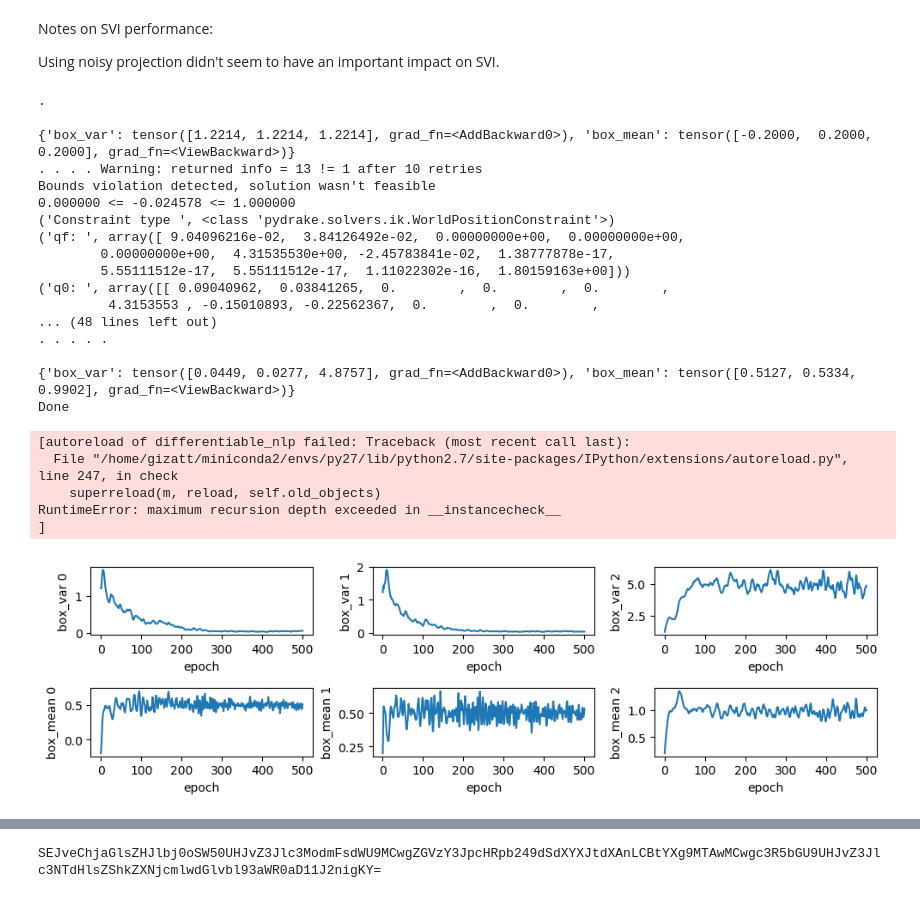
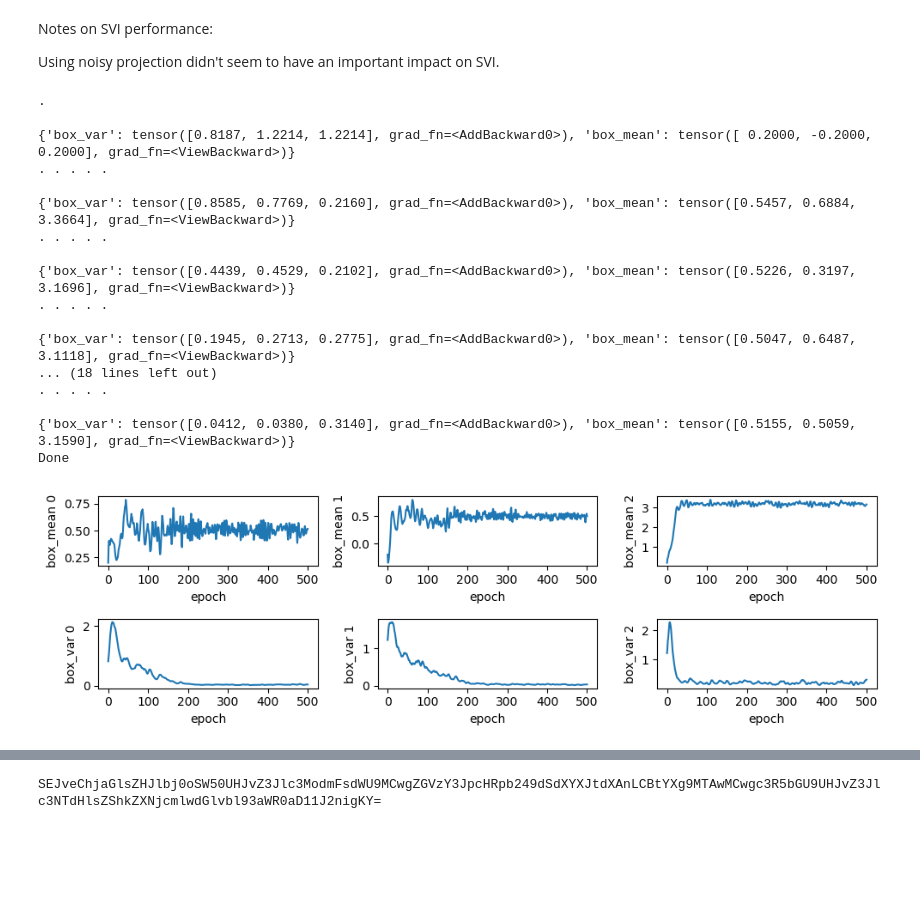
Before and after one commit to gizatt/scene_generation, a Jupyter notebook: 20181213 Differentiable Feasibility Projection Sandbox.ipynb, the cells around one changed output, grey strips where cells are left out. Cells and saved outputs as stored; diff of their text form; code cells hidden in the pictures; blank space fills up the shorter version.

```diff
--- a/20181213 Differentiable Feasibility Projection Sandbox.ipynb
+++ b/20181213 Differentiable Feasibility Projection Sandbox.ipynb
@@ -317,8 +310,12 @@ def model(data = torch.Tensor(0, 12), use_projection=True, subsample_size=None,
 
     # Object placement distribution is shared across objects
     # (maybe switch this to Normal-inverse-Wishart_distribution, if supported?)
-    box_mean = pyro.sample('box_mean', dist.Normal(0.5, 0.1).expand([3]).to_event(1))
-    box_var = pyro.sample('box_var', dist.LogNormal(-2.5, 1.0).expand([3]).to_event(1))
+    # Normal distributions are specified by standard deviation (scale),
+    # but multivariate normals by covariance matrix. :P
+    box_mean = pyro.sample('box_mean', dist.Normal(
+        torch.Tensor([0.5, 0.5, np.pi]), torch.Tensor([0.5, 0.5, np.pi/2.])).to_event(1))
+    box_var = pyro.sample('box_var', dist.LogNormal(
+        torch.Tensor([0.0, 0.0, 0.0]), torch.Tensor([2.0, 2.0, 2.0])).to_event(1))
     box_dist = dist.MultivariateNormal(box_mean, torch.diag(box_var))
 
     data_batch_size = max(1, data.shape[0])
@@ -489,41 +486,36 @@ print "Done"
 # %% [output]
 .
 
-{'box_var': tensor([1.2214, 1.2214, 1.2214], grad_fn=<AddBackward0>), 'box_mean': tensor([-0.2000,  0.2000,  0.2000], grad_fn=<ViewBackward>)}
-. . . . Warning: returned info = 13 != 1 after 10 retries
-Bounds violation detected, solution wasn't feasible
-0.000000 <= -0.024578 <= 1.000000
-('Constraint type ', <class 'pydrake.solvers.ik.WorldPositionConstraint'>)
-('qf: ', array([ 9.04096216e-02,  3.84126492e-02,  0.00000000e+00,  0.00000000e+00,
-        0.00000000e+00,  4.31535530e+00, -2.45783841e-02,  1.38777878e-17,
-        5.55111512e-17,  5.55111512e-17,  1.11022302e-16,  1.80159163e+00]))
-('q0: ', array([[ 0.09040962,  0.03841265,  0.        ,  0.        ,  0.        ,
-         4.3153553 , -0.15010893, -0.22562367,  0.        ,  0.        ,
-... (48 lines left out)
+{'box_var': tensor([0.8187, 1.2214, 1.2214], grad_fn=<AddBackward0>), 'box_mean': tensor([ 0.2000, -0.2000,  0.2000], grad_fn=<ViewBackward>)}
 . . . . .
 
-{'box_var': tensor([0.0449, 0.0277, 4.8757], grad_fn=<AddBackward0>), 'box_mean': tensor([0.5127, 0.5334, 0.9902], grad_fn=<ViewBackward>)}
+{'box_var': tensor([0.8585, 0.7769, 0.2160], grad_fn=<AddBackward0>), 'box_mean': tensor([0.5457, 0.6884, 3.3664], grad_fn=<ViewBackward>)}
+. . . . .
+
+{'box_var': tensor([0.4439, 0.4529, 0.2102], grad_fn=<AddBackward0>), 'box_mean': tensor([0.5226, 0.3197, 3.1696], grad_fn=<ViewBackward>)}
+. . . . .
+
+{'box_var': tensor([0.1945, 0.2713, 0.2775], grad_fn=<AddBackward0>), 'box_mean': tensor([0.5047, 0.6487, 3.1118], grad_fn=<ViewBackward>)}
+... (18 lines left out)
+. . . . .
+
+{'box_var': tensor([0.0412, 0.0380, 0.3140], grad_fn=<AddBackward0>), 'box_mean': tensor([0.5155, 0.5059, 3.1590], grad_fn=<ViewBackward>)}
 Done
 # %%
 plt.figure(figsize=(10,3), dpi=100).set_facecolor('white')
-keys = ["box_var", "box_mean"]
+keys = ["box_mean", "box_var"]
 n_plots = len(keys)
 for i, key in enumerate(keys):
     data_across_epochs = np.vstack(snapshots[key])
     for k in range(3):
         plt.subplot(n_plots, 3, i*3+k+1)
         start_epoch = 0
         plt.plot(np.arange(start_epoch, data_across_epochs.shape[0]), data_across_epochs[start_epoch:, k])
         plt.xlabel('epoch')
         plt.ylabel(key + " %d" % k)
 plt.tight_layout()
 # %% [output]
-[autoreload of differentiable_nlp failed: Traceback (most recent call last):
-  File "/home/gizatt/miniconda2/envs/py27/lib/python2.7/site-packages/IPython/extensions/autoreload.py", line 247, in check
-    superreload(m, reload, self.old_objects)
-RuntimeError: maximum recursion depth exceeded in __instancecheck__
-]
-[figure, old version]
+[figure, new version]
 # %%
 plt.figure(figsize=(10,3), dpi=100).set_facecolor('white')
 plt.plot(losses)
```
Also changed, not shown: parts of 8 cells of this notebook, 2 other files.
